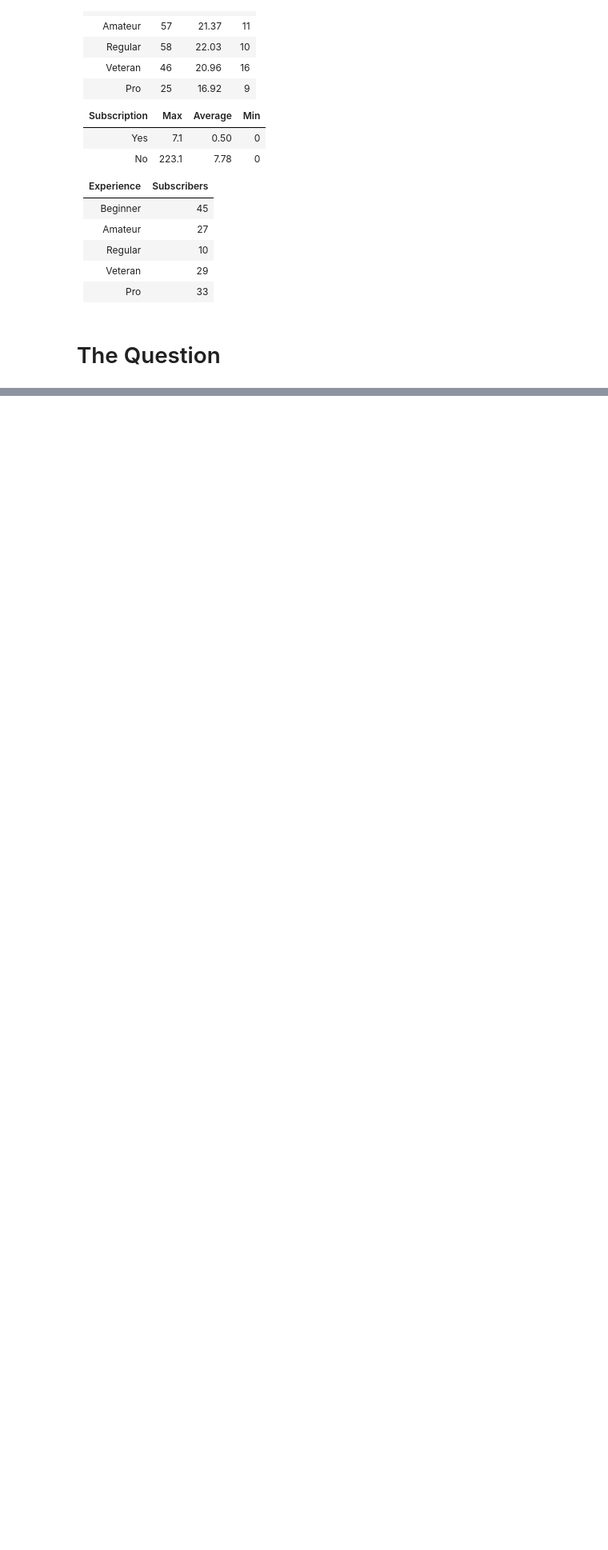
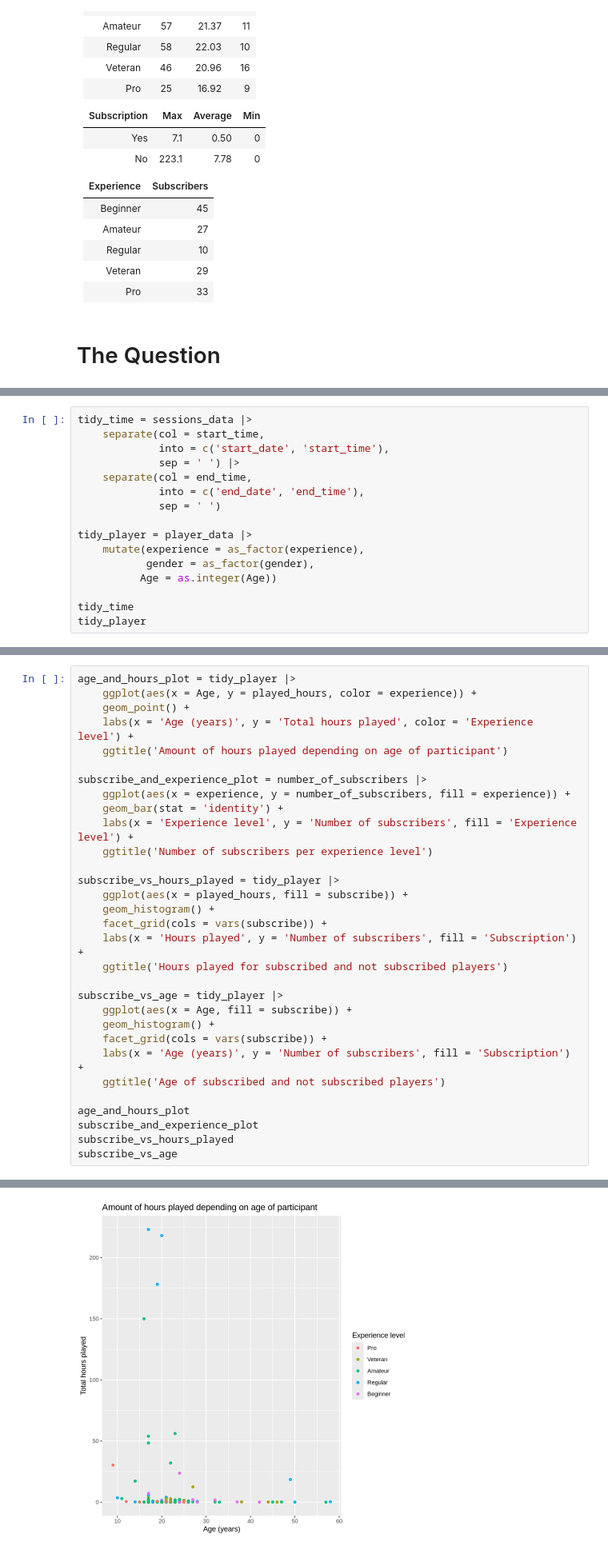
Before and after one commit to noahfunguy5080-sudo/Individual-project, a Jupyter notebook: Indiviual_project.ipynb, the cells around one changed output, grey strips where cells are left out. Shown at 80% size. Cells and saved outputs as stored; diff of their text form; blank space fills up the shorter version.

Commit message:
Created Visualizations
Made a age vs hours, subscribe vs experience, subscribe vs hours played and subscribe vs age plots

```diff
--- a/Indiviual_project.ipynb
+++ b/Indiviual_project.ipynb
@@ -279,0 +328,16 @@ between various player types specifcally if the age, experience and played hours
+# %%
+tidy_time = sessions_data |>
+    separate(col = start_time,
+             into = c('start_date', 'start_time'),
+             sep = ' ') |>
+    separate(col = end_time,
+             into = c('end_date', 'end_time'),
+             sep = ' ')
+
+tidy_player = player_data |>
+    mutate(experience = as_factor(experience),
+           gender = as_factor(gender),
+          Age = as.integer(Age))
+
+tidy_time
+tidy_player
@@ -279,0 +367,32 @@ between various player types specifcally if the age, experience and played hours
+# %%
+age_and_hours_plot = tidy_player |>
+    ggplot(aes(x = Age, y = played_hours, color = experience)) +
+    geom_point() +
+    labs(x = 'Age (years)', y = 'Total hours played', color = 'Experience level') +
+    ggtitle('Amount of hours played depending on age of participant')
+
+subscribe_and_experience_plot = number_of_subscribers |>
+    ggplot(aes(x = experience, y = number_of_subscribers, fill = experience)) +
+    geom_bar(stat = 'identity') +
+    labs(x = 'Experience level', y = 'Number of subscribers', fill = 'Experience level') +
+    ggtitle('Number of subscribers per experience level')
+
+subscribe_vs_hours_played = tidy_player |>
+    ggplot(aes(x = played_hours, fill = subscribe)) +
+    geom_histogram() +
+    facet_grid(cols = vars(subscribe)) +
+    labs(x = 'Hours played', y = 'Number of subscribers', fill = 'Subscription') +
+    ggtitle('Hours played for subscribed and not subscribed players')
+
+subscribe_vs_age = tidy_player |>
+    ggplot(aes(x = Age, fill = subscribe)) +
+    geom_histogram() +
+    facet_grid(cols = vars(subscribe)) +
+    labs(x = 'Age (years)', y = 'Number of subscribers', fill = 'Subscription') +
+    ggtitle('Age of subscribed and not subscribed players')
+
+age_and_hours_plot
+subscribe_and_experience_plot
+subscribe_vs_hours_played
+subscribe_vs_age
+# %% [output]
@@ -279,0 +402 @@ between various player types specifcally if the age, experience and played hours
+[figure, added]
```
Also changed, not shown: parts of 10 cells of this notebook.
